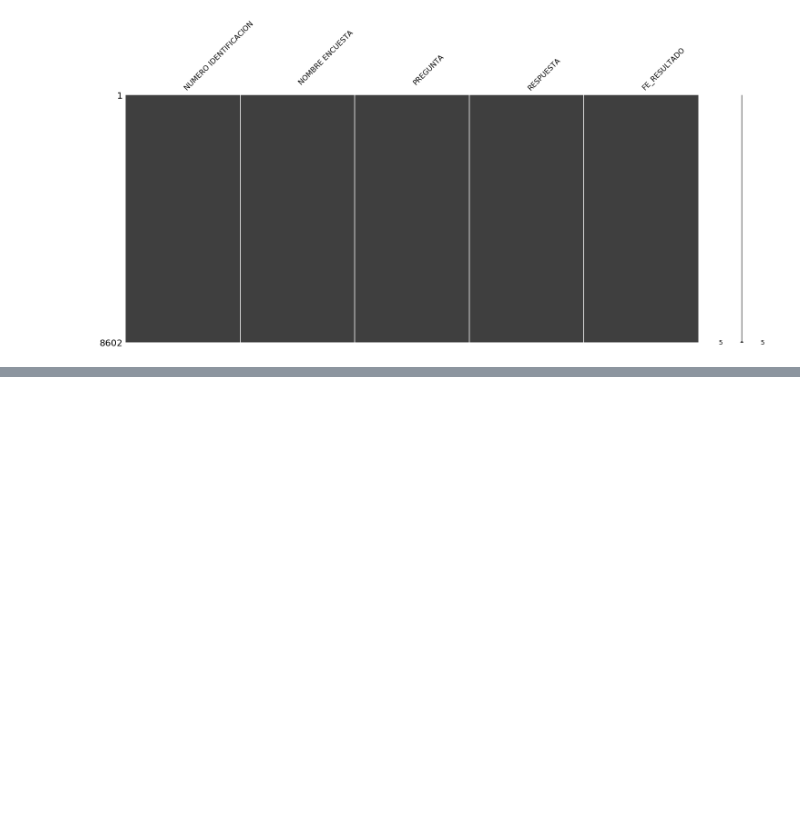
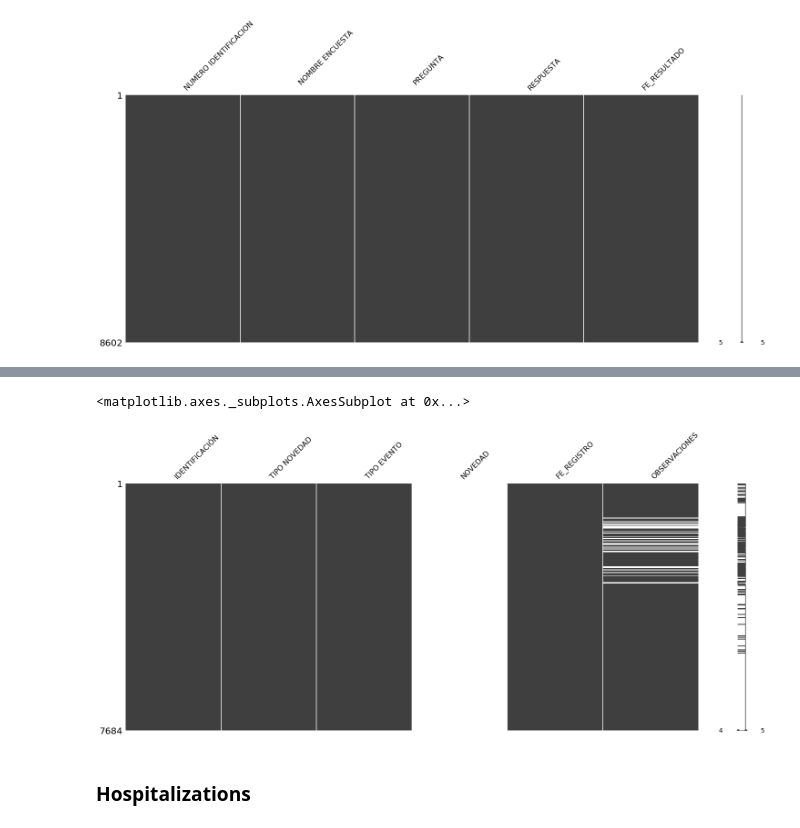
Before and after one commit to DS4A-T22/exploratory_data_analysis, a Jupyter notebook: EDA-01.ipynb, the cells around one changed output, grey strips where cells are left out. Cells and saved outputs as stored; diff of their text form; code cells hidden in the pictures; blank space fills up the shorter version.

Commit message:
Preliminary exploratory data analysis

```diff
--- a/EDA-01.ipynb
+++ b/EDA-01.ipynb
@@ -26,7 +26,7 @@ dyspnea = pd.read_excel(f'{data_path}/Disnea.xlsx')
 ram_pharmacovigilance = pd.read_excel(f'{data_path}/Farmacovigilancia RAM.xlsx')
 habits = pd.read_excel(f'{data_path}/Habitos.xlsx')
 hospitalizations = pd.read_excel(f'{data_path}/Hospitalizaciones.xlsx')
-claiming_issues = pd.read_excel(f'{data_path}/Incosistencias en reclamacion.xlsx')
+collecting_issues = pd.read_excel(f'{data_path}/Incosistencias en reclamacion.xlsx')
 medicines = pd.read_excel(f'{data_path}/Medicamentos.xlsx')
 height_weight = pd.read_excel(f'{data_path}/Mediciones de peso y talla.xlsx')
 emergencies = pd.read_excel(f'{data_path}/Urgencias.xlsx')
@@ -322,0 +457,7 @@ msno.matrix(act_disag)
+# %%
+msno.matrix(collecting_issues)
+# %% [output]
+<matplotlib.axes._subplots.AxesSubplot at 0x...>
+[figure, added]
+# %% [markdown]
+### Hospitalizations
```
Also changed, not shown: parts of 44 cells of this notebook.
